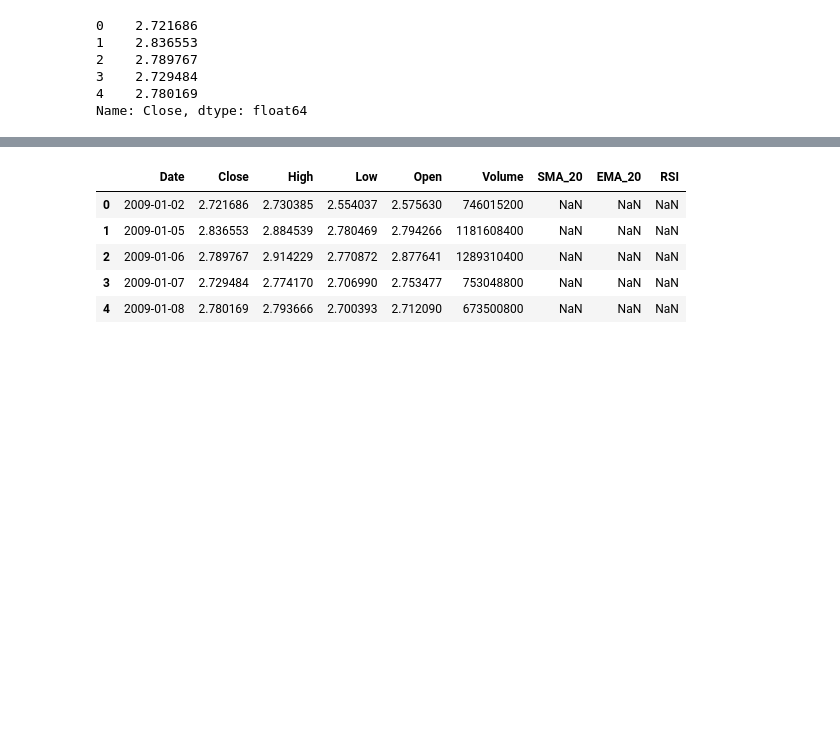
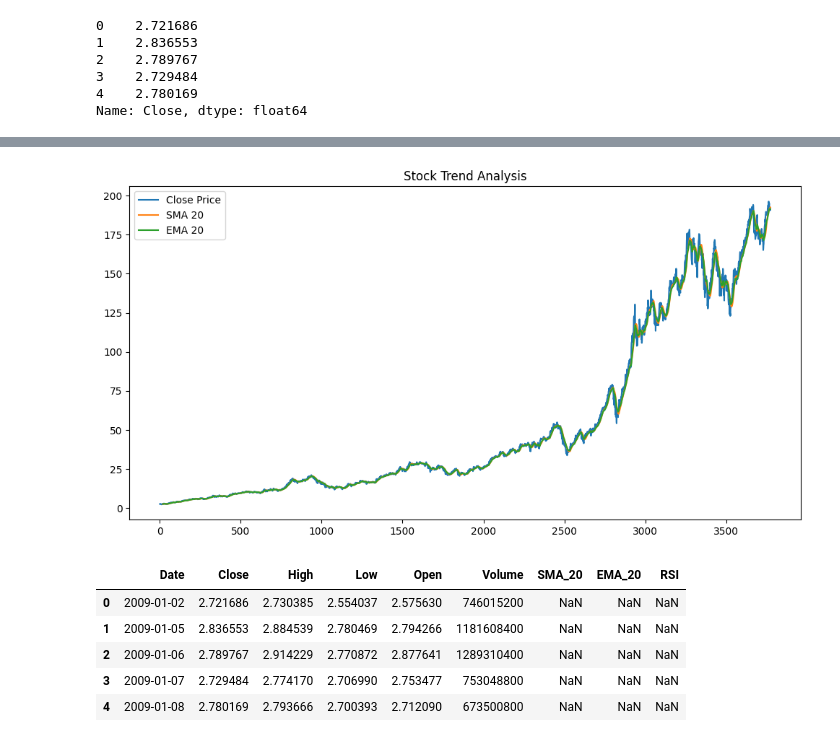
Before and after one commit to senayemekdes/news-sentiment-analysis, a Jupyter notebook: notebooks/02_stock_analysis_AAPL.ipynb, the cells around one changed output, grey strips where cells are left out. Drawn from its saved outputs; the diff is of its cells as text; code cells hidden in the pictures; blank space fills up the shorter version.

```diff
--- a/notebooks/02_stock_analysis_AAPL.ipynb
+++ b/notebooks/02_stock_analysis_AAPL.ipynb
@@ -58,3 +59,16 @@ stock_df.head()
+# %%
+import matplotlib.pyplot as plt
+
+plt.figure(figsize=(12,6))
+plt.plot(stock_df["Close"], label="Close Price")
+plt.plot(stock_df["SMA_20"], label="SMA 20")
+plt.plot(stock_df["EMA_20"], label="EMA 20")
+
+plt.legend()
+plt.title("Stock Trend Analysis")
+plt.show()
+# %% [output]
+[figure, added]
 # %%
 #RSI (momentum indicator)
 from ta.momentum import RSIIndicator
```
Also changed, not shown: parts of 7 cells of this notebook, 1 other file.
